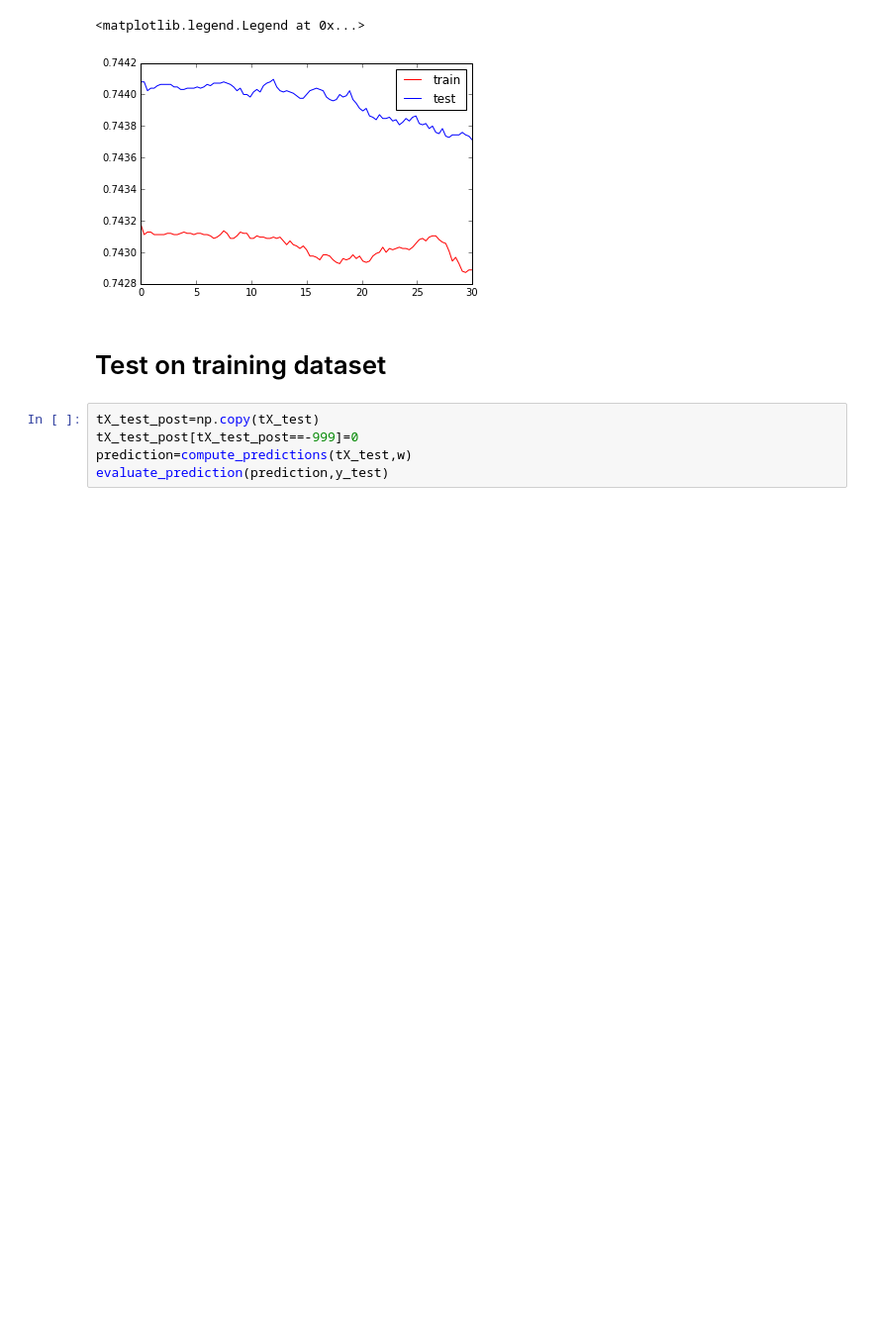
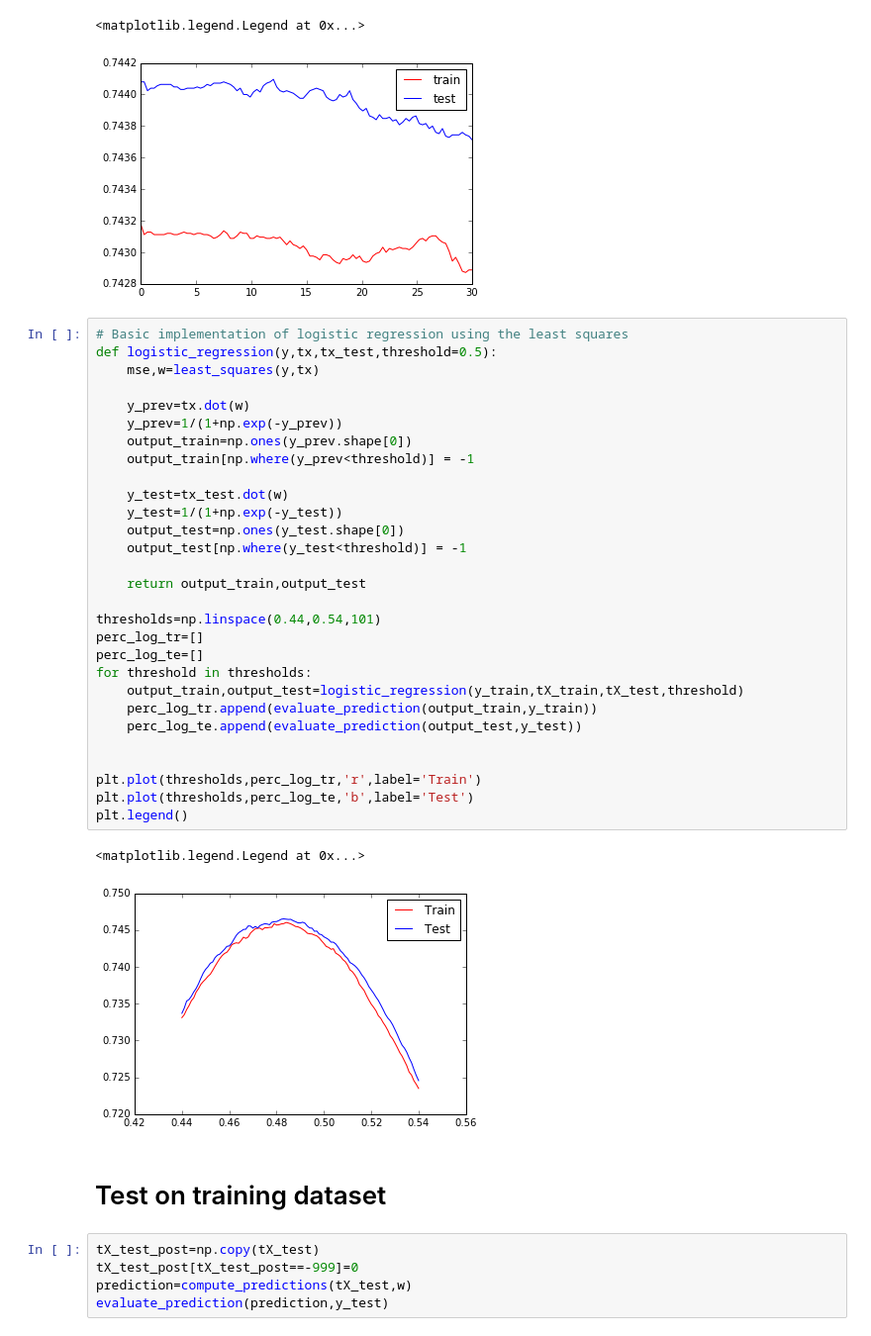
Before and after one commit to deatinor/MachineLearningP1, a Jupyter notebook: scripts/project1.ipynb, the cells around one changed output. Shown at 99% size. Saved outputs shown, nothing was run; the diff lists cells and outputs as text; blank space fills up the shorter version.

Commit message:
Added logistic regression

```diff
--- a/scripts/project1.ipynb
+++ b/scripts/project1.ipynb
@@ -416,6 +416,38 @@ plt.legend()
 # %% [output]
 <matplotlib.legend.Legend at 0x...>
 [figure]
+# %%
+# Basic implementation of logistic regression using the least squares
+def logistic_regression(y,tx,tx_test,threshold=0.5):
+    mse,w=least_squares(y,tx)
+
+    y_prev=tx.dot(w)
+    y_prev=1/(1+np.exp(-y_prev))
+    output_train=np.ones(y_prev.shape[0])
+    output_train[np.where(y_prev<threshold)] = -1
+
+    y_test=tx_test.dot(w)
+    y_test=1/(1+np.exp(-y_test))
+    output_test=np.ones(y_test.shape[0])
+    output_test[np.where(y_test<threshold)] = -1
+
+    return output_train,output_test
+
+thresholds=np.linspace(0.44,0.54,101)
+perc_log_tr=[]
+perc_log_te=[]
+for threshold in thresholds:
+    output_train,output_test=logistic_regression(y_train,tX_train,tX_test,threshold)
+    perc_log_tr.append(evaluate_prediction(output_train,y_train))
+    perc_log_te.append(evaluate_prediction(output_test,y_test))
+
+
+plt.plot(thresholds,perc_log_tr,'r',label='Train')
+plt.plot(thresholds,perc_log_te,'b',label='Test')
+plt.legend()
+# %% [output]
+<matplotlib.legend.Legend at 0x...>
+[figure, added]
 # %% [markdown]
 # Test on training dataset
 # %%
```
